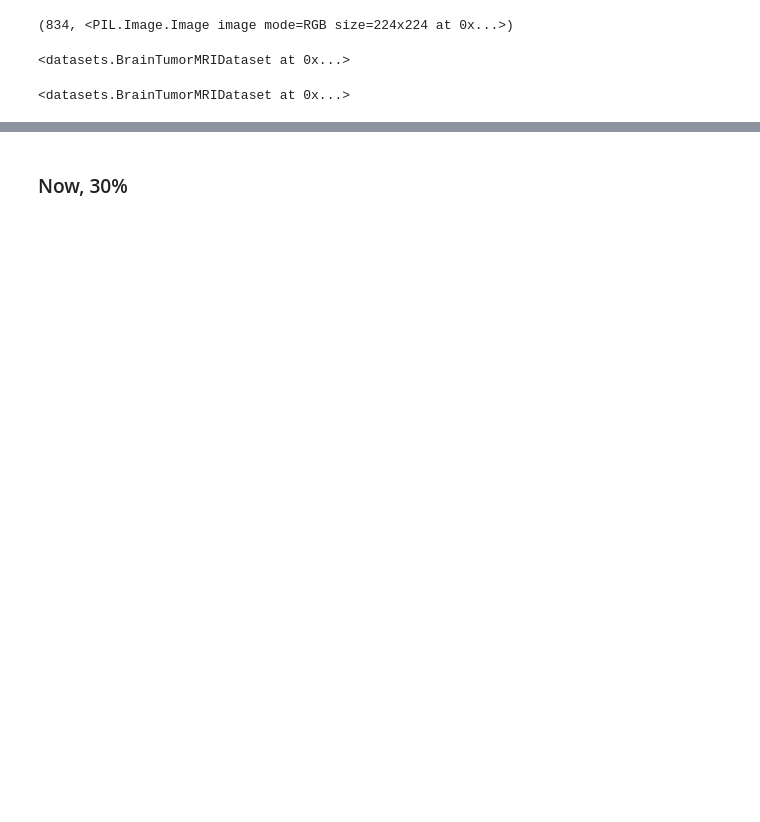
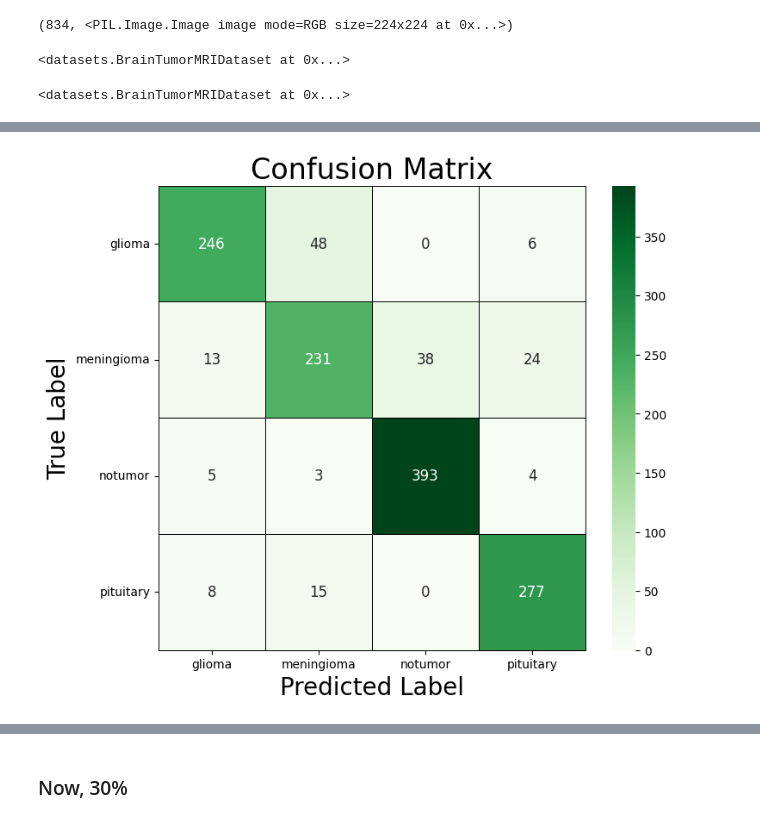
Before and after one commit to helenxtian/brain-tumor-project, a Jupyter notebook: P2_supervised.ipynb, the cells around one changed output, grey strips where cells are left out. Cells and saved outputs as stored; diff of their text form; code cells hidden in the pictures; blank space fills up the shorter version.

```diff
--- a/P2_supervised.ipynb
+++ b/P2_supervised.ipynb
@@ -1091,7 +1155,9 @@ plot_training_curves(efficientnet_session_history_02)
 # %%
 efficientnet_test_preds_02 = np.argmax(efficientnet_test_probs_02, axis=1)
 plot_confusion_matrix(
     test_labels,
     efficientnet_test_preds_02,
-    figsize=(16, 14),
+    figsize=(8, 7),
     classes=test_ds.classes)
+# %% [output]
+[figure, added]
```
Also changed, not shown: parts of 32 cells of this notebook, 2 other files.
